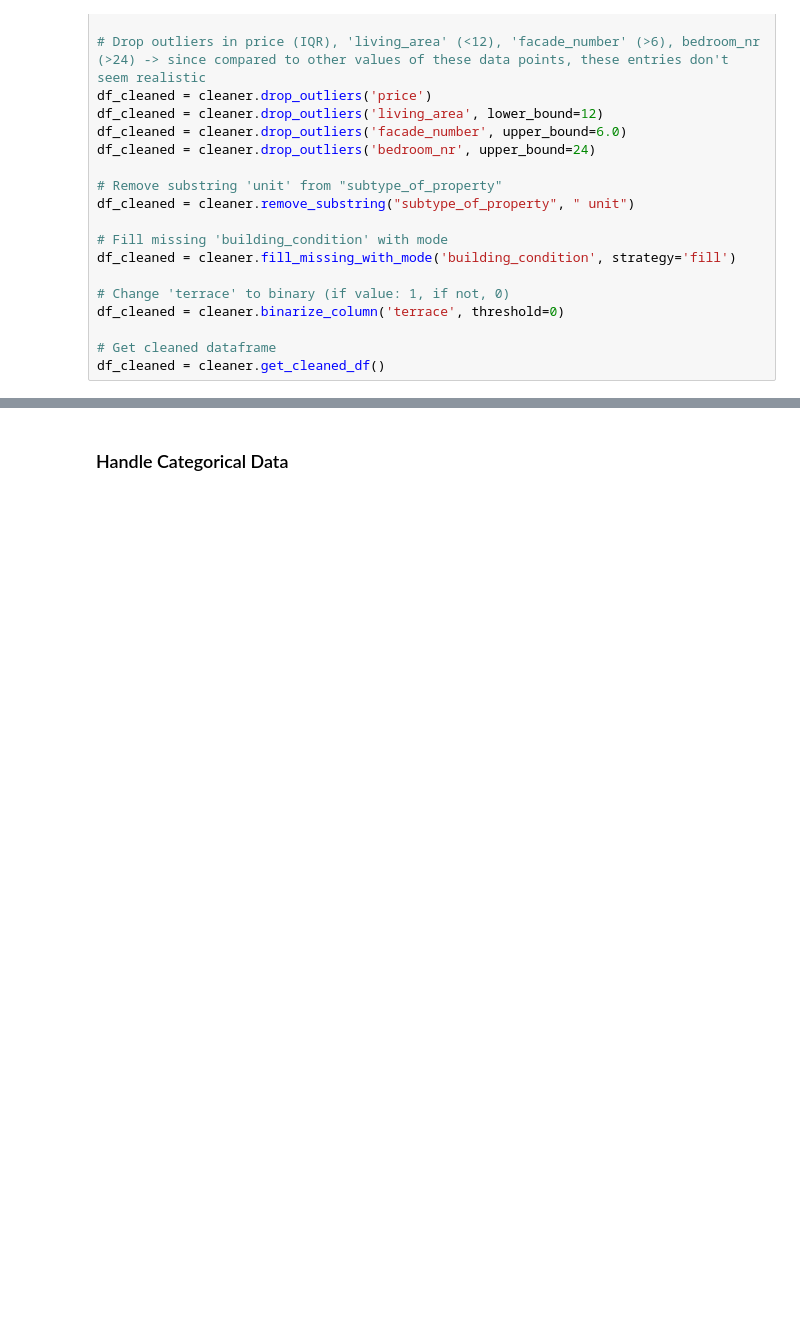
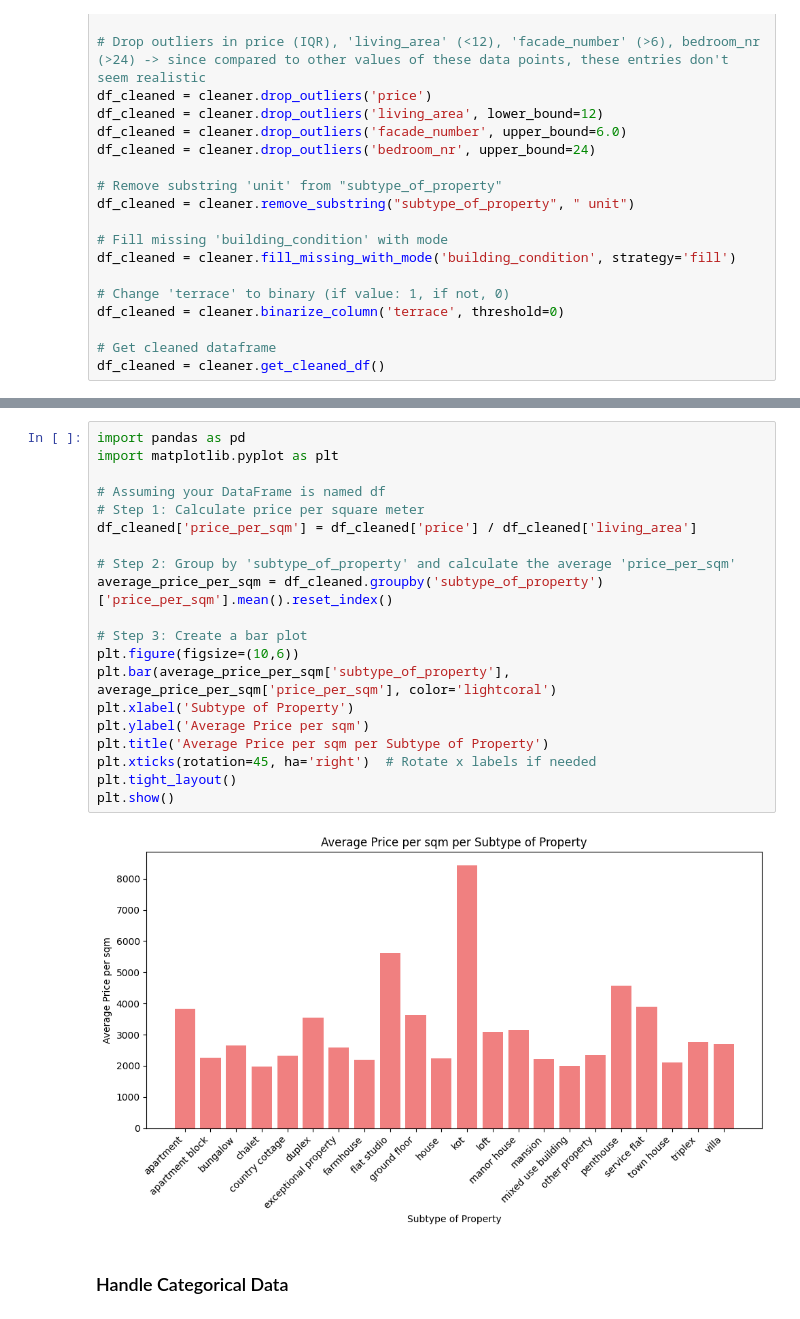
Before and after one commit to Miriam-Stoehr/challenge-regression, a Jupyter notebook: 1-data-cleaning.ipynb, the cells around one changed output, grey strips where cells are left out. Drawn from its saved outputs; the diff is of its cells as text; blank space fills up the shorter version.

```diff
--- a/1-data-cleaning.ipynb
+++ b/1-data-cleaning.ipynb
@@ -278,3 +299,25 @@ df_cleaned = cleaner.get_cleaned_df()
+# %%
+import pandas as pd
+import matplotlib.pyplot as plt
+
+# Assuming your DataFrame is named df
+# Step 1: Calculate price per square meter
+df_cleaned['price_per_sqm'] = df_cleaned['price'] / df_cleaned['living_area']
+
+# Step 2: Group by 'subtype_of_property' and calculate the average 'price_per_sqm'
+average_price_per_sqm = df_cleaned.groupby('subtype_of_property')['price_per_sqm'].mean().reset_index()
+
+# Step 3: Create a bar plot
+plt.figure(figsize=(10,6))
+plt.bar(average_price_per_sqm['subtype_of_property'], average_price_per_sqm['price_per_sqm'], color='lightcoral')
+plt.xlabel('Subtype of Property')
+plt.ylabel('Average Price per sqm')
+plt.title('Average Price per sqm per Subtype of Property')
+plt.xticks(rotation=45, ha='right')  # Rotate x labels if needed
+plt.tight_layout()
+plt.show()
+# %% [output]
+[figure, added]
 # %% [markdown]
 ### Handle Categorical Data
 # %%
```
Also changed, not shown: parts of 2 cells of this notebook, 16 other files.
